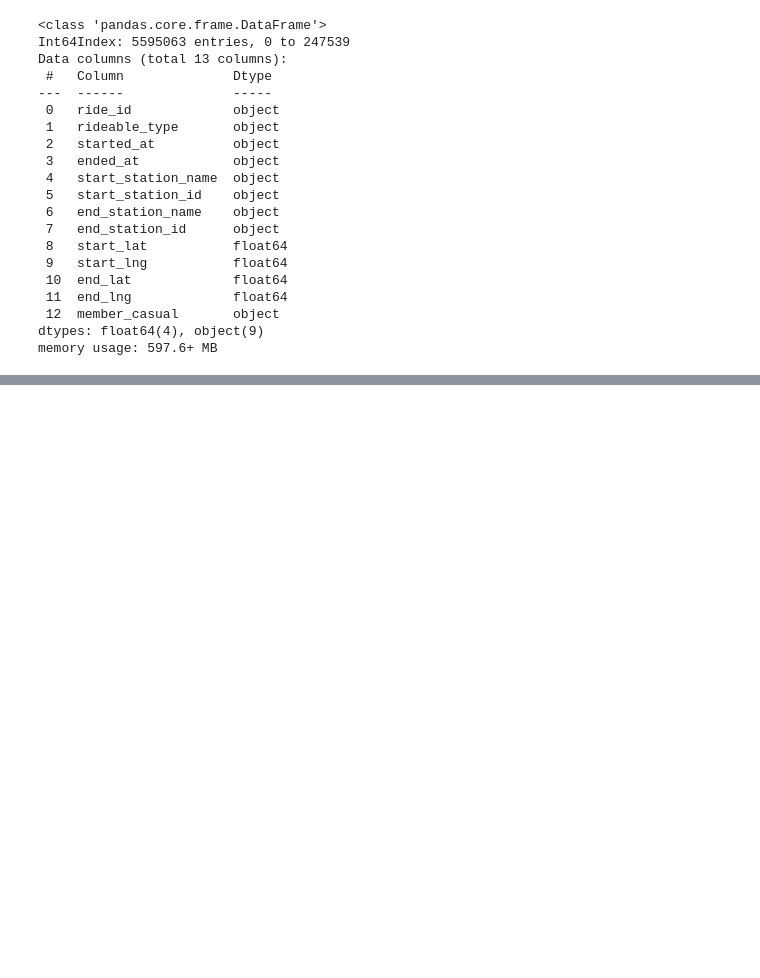
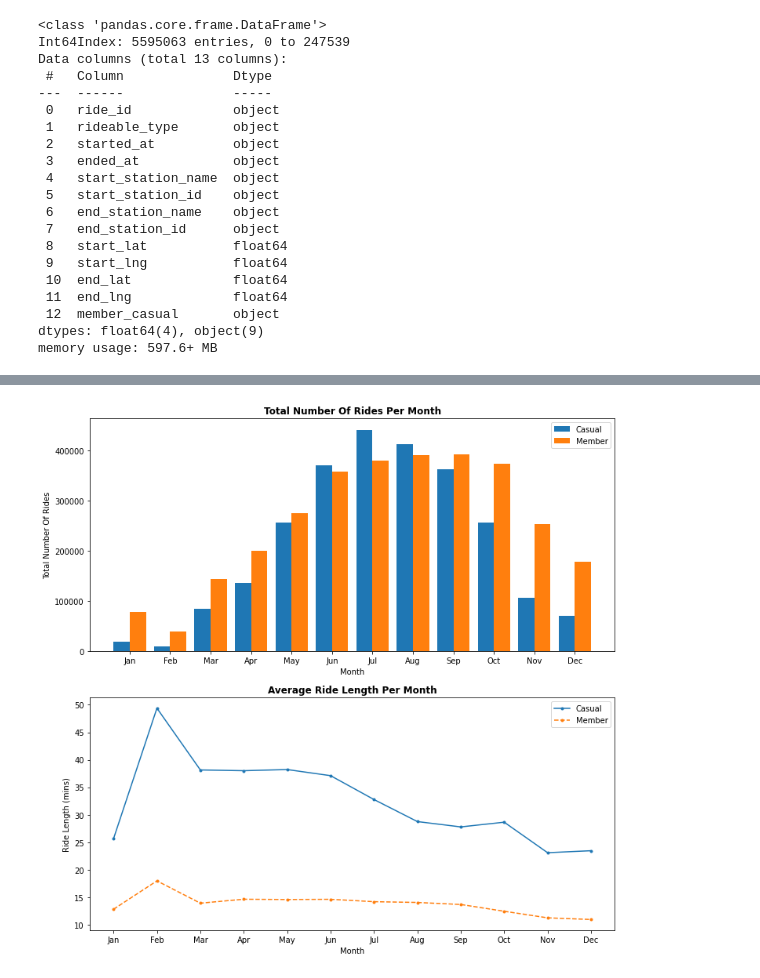
Before and after one commit to akaikim/Cyclistic-bike-share-analysis-case-study-with-Python, a Jupyter notebook: Google_data_trip.ipynb, the cells around one changed output, grey strips where cells are left out. Drawn from its saved outputs; the diff is of its cells as text; code cells hidden in the pictures; blank space fills up the shorter version.

```diff
--- a/Google_data_trip.ipynb
+++ b/Google_data_trip.ipynb
@@ -358,0 +505,56 @@ for i in ride_type:
+# %%
+#Total Number Of Rides Per Month
+ride_month = Year2021.groupby(['month','member_casual'], as_index = False)[['ride_id']].count()
+
+sorter = ['January', 'February', 'March', 'April', 'May', 'June', 'July', 'August', 'September', 'October', 'November', 'December']
+ride_month.month = ride_month.month.astype("category")
+ride_month.month.cat.set_categories(sorter, inplace=True)
+ride_month = ride_month.sort_values(["month"])
+
+ride_month_casual = ride_month[ride_month['member_casual'] == 'casual']['ride_id'].values.tolist()
+ride_month_member = ride_month[ride_month['member_casual'] == 'member']['ride_id'].values.tolist()
+
+f= plt.figure(figsize = (12,12))
+plt.subplot(2,1,1)
+x = np.arange(12)
+y1 = ride_month_casual
+y2 = ride_month_member
+width = 0.4
+
+plt.bar(x-0.2, y1, width, color = 'tab:blue')
+plt.bar(x+0.2, y2, width, color = 'tab:orange')
+plt.xticks(x, ['Jan','Feb','Mar','Apr','May','Jun','Jul','Aug','Sep','Oct','Nov','Dec'])
+plt.xlabel('Month')
+plt.ylabel('Total Number Of Rides')
+plt.legend(['Casual','Member'])
+plt.title('Total Number Of Rides Per Month' ,fontweight="bold")
+plt.ticklabel_format(style='plain',  axis='y')
+
+
+#Average Ride Length Per Month
+avg_month = Year2021.groupby(['month','member_casual'], as_index = False)[['ride_length (mins)']].mean()
+
+sorter = ['January', 'February', 'March', 'April', 'May', 'June', 'July', 'August', 'September', 'October', 'November', 'December']
+avg_month.month = avg_month.month.astype("category")
+avg_month.month.cat.set_categories(sorter, inplace=True)
+avg_month = avg_month.sort_values(["month"])
+
+avg_month_casual = avg_month[avg_month['member_casual'] == 'casual']['ride_length (mins)'].values.tolist()
+avg_month_member = avg_month[avg_month['member_casual'] == 'member']['ride_length (mins)'].values.tolist()
+
+plt.subplot(2,1,2)
+x = np.arange(12)
+y1 = avg_month_casual
+y2 = avg_month_member
+
+plt.plot(x, y1, label = "casual", color = 'tab:blue', marker='.')
+plt.plot(x, y2, label = "member", linestyle="--", color = 'tab:orange', marker='.')
+plt.xticks(x,  ['Jan','Feb','Mar','Apr','May','Jun','Jul','Aug','Sep','Oct','Nov','Dec'])
+plt.xlabel('Month')
+plt.ylabel('Ride Length (mins)')
+plt.legend(['Casual','Member'])
+plt.title('Average Ride Length Per Month', fontweight="bold")
+plt.ticklabel_format(style='plain',  axis='y')
+plt.show()
+# %% [output]
+[figure, added]
```
Also changed, not shown: parts of 59 cells of this notebook.
